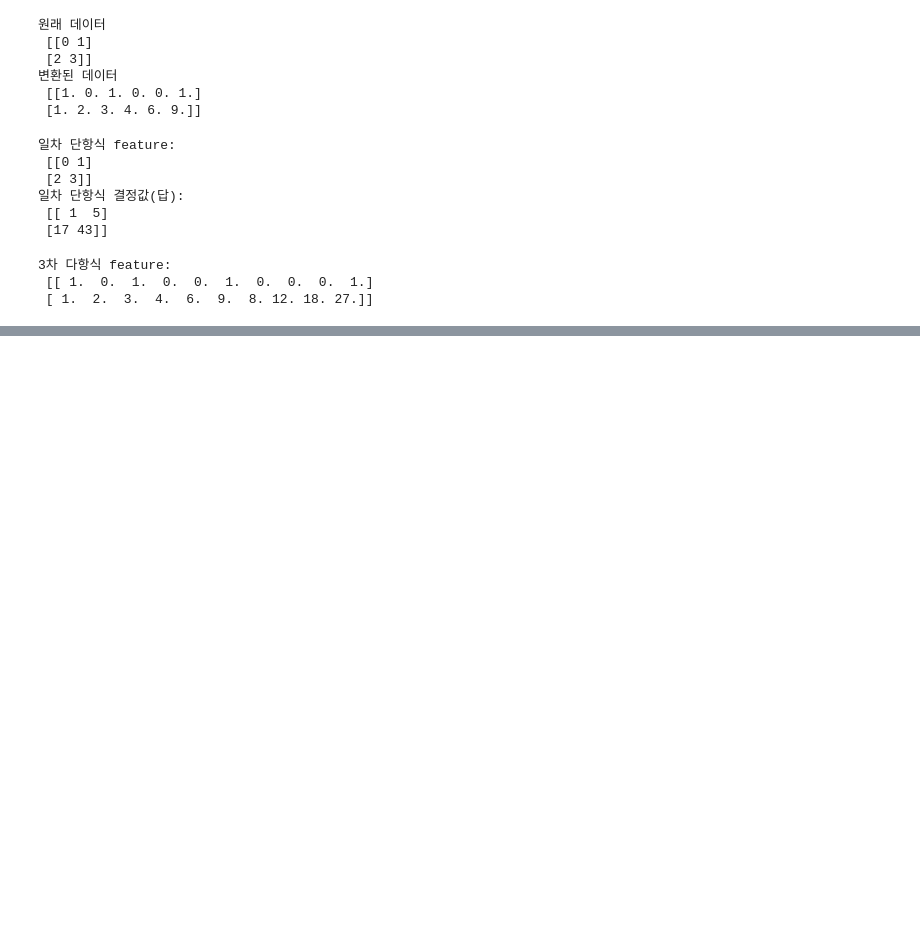
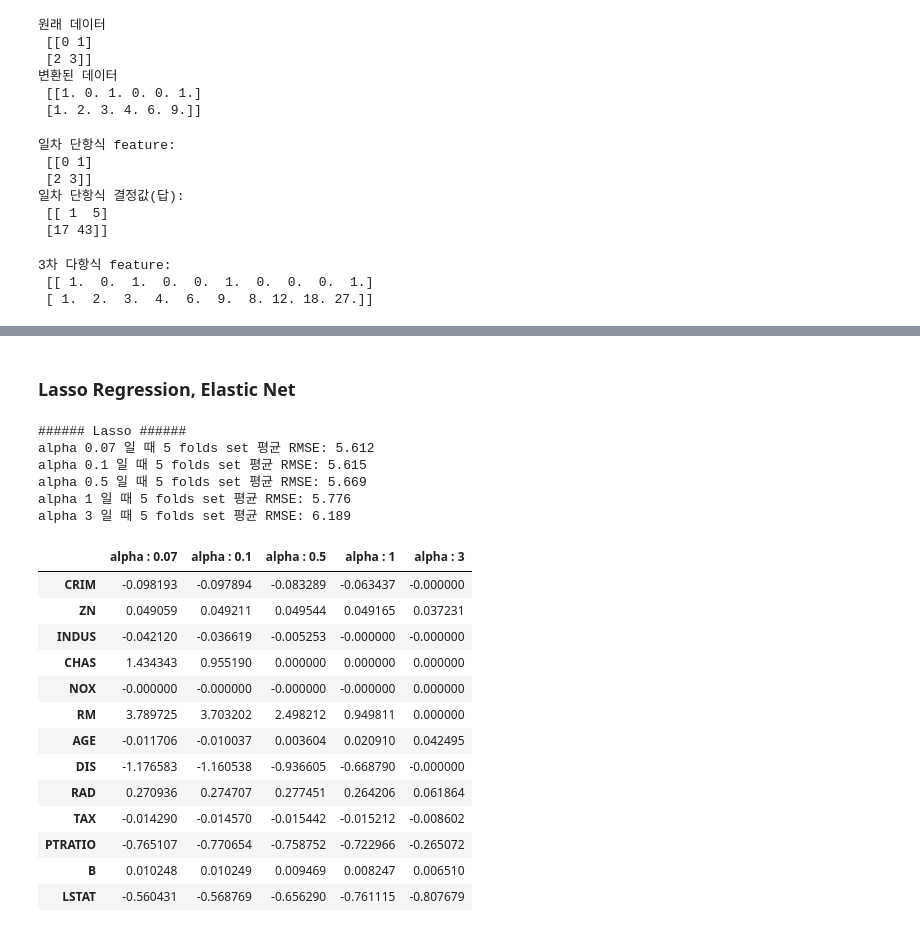
Before and after one commit to hyunjppn/ML-practice, a Jupyter notebook: 05. 경사하강법 (Gradient Descent).ipynb, the cells around one changed output, grey strips where cells are left out. Cells and saved outputs as stored; diff of their text form; code cells hidden in the pictures; blank space fills up the shorter version.

```diff
--- a/05. 경사하강법 (Gradient Descent).ipynb
+++ b/05. 경사하강법 (Gradient Descent).ipynb
@@ -174,0 +411,4 @@ print('3차 다항식 feature: \n',poly_ftr)
+# %%
+# RMSE
+rmse_scores = np.sqrt(-1 * neg_mse_scores)
+print(' 5 folds 의 개별 Negative MSE scores: ',np.round(rmse_scores,3))
@@ -174,0 +417,4 @@ print('3차 다항식 feature: \n',poly_ftr)
+# %%
+# Ridge, alpha = 10 평균 오차
+avg_rmse = np.mean(rmse_scores)
+print(' 5 folds 의 평균 MSE : {0:.3f} '.format(avg_rmse))
@@ -174,0 +423,16 @@ print('3차 다항식 feature: \n',poly_ftr)
+# %%
+# Ridge 적용, alpha [0, 0.1, 1, 10, 100]
+alphas = [0, 0.1, 1, 10, 100, 125, 500]
+
+for alpha in alphas:
+    ridge = Ridge(alpha=alpha)
+    neg_mse_scores = cross_val_score(
+      ridge # 적용할 모델 지정
+    , X_data # 데이터 지정
+    , y_target # 답
+    , scoring='neg_mean_squared_error'# 평가방법
+    , cv=5
+    )
+    avg_rmse = np.mean(np.sqrt(-1 * neg_mse_scores))
+    out_str = 'alpha {0} 일 때 5 folds 의 평균 RMSE : {1:.3f} '
+    print(out_str.format(alpha,avg_rmse))
@@ -174,0 +447,2 @@ print('3차 다항식 feature: \n',poly_ftr)
+# %% [markdown]
+### Lasso Regression, Elastic Net
@@ -174,0 +451,11 @@ print('3차 다항식 feature: \n',poly_ftr)
+# %%
+# 데이터프레임 생성
+boston_df = pd.DataFrame(
+    boston.data
+    , columns=boston.feature_names
+)
+
+boston_df['PRICE'] = boston.target
+
+y_target = boston_df['PRICE']
+X_data = boston_df.drop(['PRICE'], axis=1,inplace=False)
@@ -174,0 +510,30 @@ print('3차 다항식 feature: \n',poly_ftr)
+# %%
+lasso_alphas = [0.07, 0.1, 0.5, 1, 3]
+coef_lasso_df = get_linear_reg_eval(
+      'Lasso'
+    , params_p=lasso_alphas
+    , X_data_p=X_data
+    , y_target_p=y_target
+)
+coef_lasso_df
+# %% [output]
+###### Lasso ######
+alpha 0.07 일 때 5 folds set 평균 RMSE: 5.612
+alpha 0.1 일 때 5 folds set 평균 RMSE: 5.615
+alpha 0.5 일 때 5 folds set 평균 RMSE: 5.669
+alpha 1 일 때 5 folds set 평균 RMSE: 5.776
+alpha 3 일 때 5 folds set 평균 RMSE: 6.189
+|  | alpha : 0.07 | alpha : 0.1 | alpha : 0.5 | alpha : 1 | alpha : 3 |
+| CRIM | -0.098193 | -0.097894 | -0.083289 | -0.063437 | -0.000000 |
+| ZN | 0.049059 | 0.049211 | 0.049544 | 0.049165 | 0.037231 |
+| INDUS | -0.042120 | -0.036619 | -0.005253 | -0.000000 | -0.000000 |
+| CHAS | 1.434343 | 0.955190 | 0.000000 | 0.000000 | 0.000000 |
+| NOX | -0.000000 | -0.000000 | -0.000000 | -0.000000 | 0.000000 |
+| RM | 3.789725 | 3.703202 | 2.498212 | 0.949811 | 0.000000 |
+| AGE | -0.011706 | -0.010037 | 0.003604 | 0.020910 | 0.042495 |
+| DIS | -1.176583 | -1.160538 | -0.936605 | -0.668790 | -0.000000 |
+| RAD | 0.270936 | 0.274707 | 0.277451 | 0.264206 | 0.061864 |
+| TAX | -0.014290 | -0.014570 | -0.015442 | -0.015212 | -0.008602 |
+| PTRATIO | -0.765107 | -0.770654 | -0.758752 | -0.722966 | -0.265072 |
+| B | 0.010248 | 0.010249 | 0.009469 | 0.008247 | 0.006510 |
+| LSTAT | -0.560431 | -0.568769 | -0.656290 | -0.761115 | -0.807679 |
```
Also changed, not shown: parts of 29 cells of this notebook.
